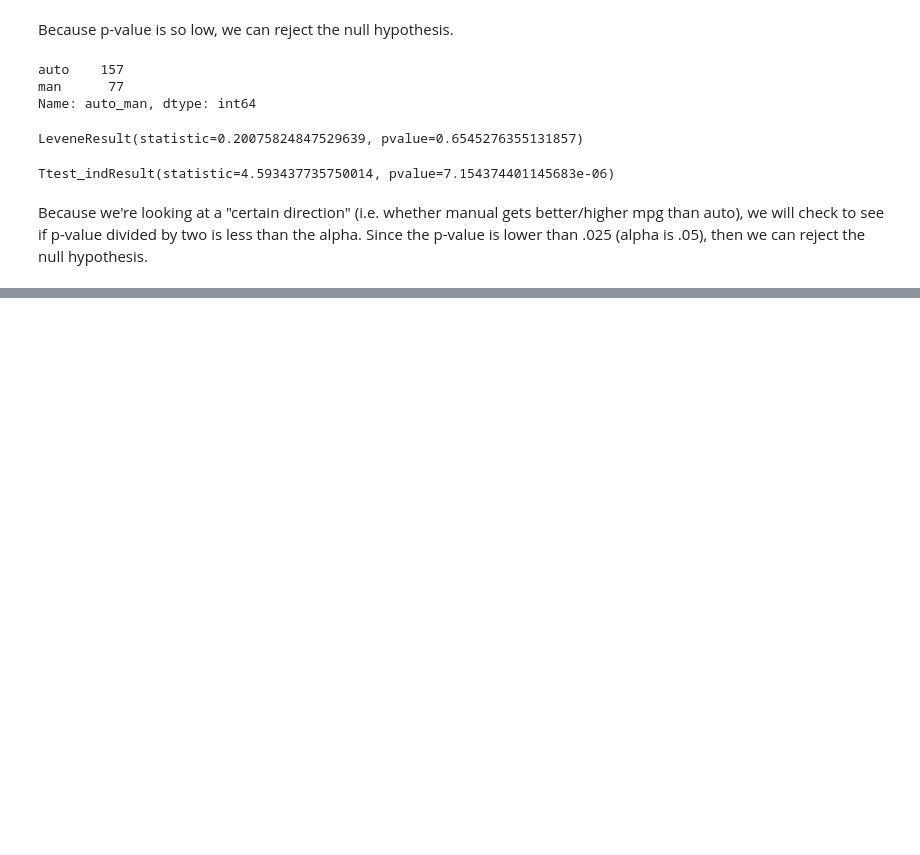
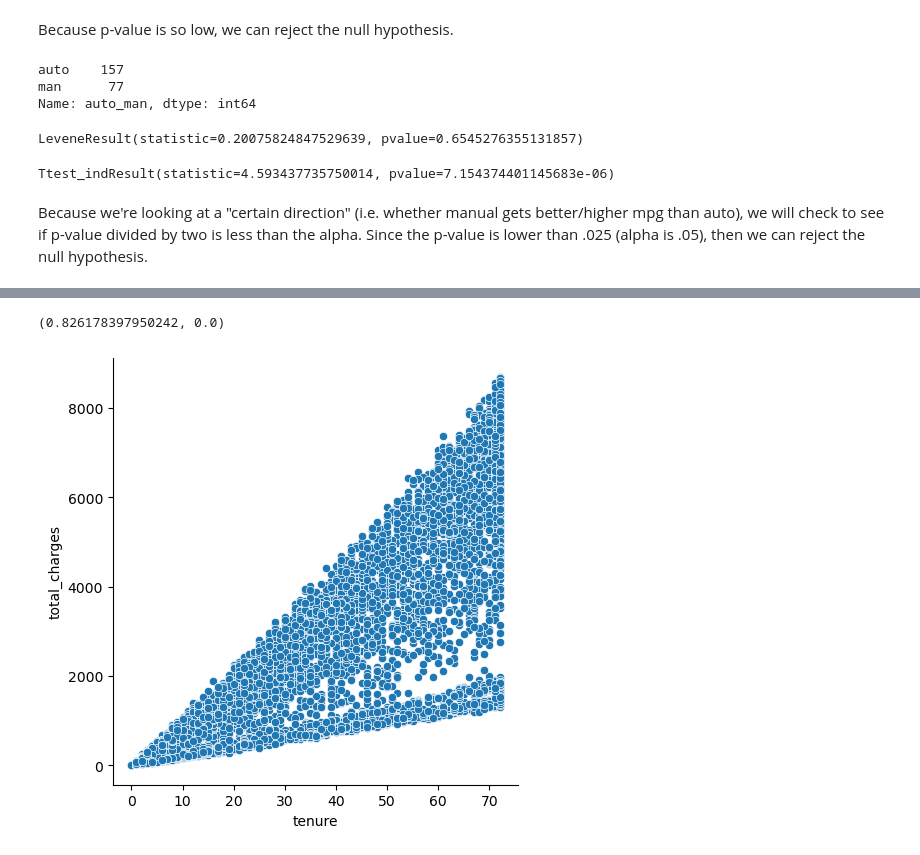
Before and after one commit to wilson-velasco/statistics-exercises, a Jupyter notebook: hypothesis_testing.ipynb, the cells around one changed output, grey strips where cells are left out. Saved outputs shown, nothing was run; the diff lists cells and outputs as text; code cells hidden in the pictures; blank space fills up the shorter version.

```diff
--- a/hypothesis_testing.ipynb
+++ b/hypothesis_testing.ipynb
@@ -206,0 +272,5 @@ Because we're looking at a "certain direction" (i.e. whether manual gets better/
+# %%
+telco.total_charges = telco.total_charges.str.replace(' ', '0')
+
+# Before we can switch object to float, we had to make sure there were numerical values everywhere. In this case,
+# replacing space values with a 0.
@@ -206,0 +292,2 @@ Because we're looking at a "certain direction" (i.e. whether manual gets better/
+# %%
+telco.total_charges = telco.total_charges.astype(float) # Saving float type back to dataframe.
@@ -206,0 +309,13 @@ Because we're looking at a "certain direction" (i.e. whether manual gets better/
+# %%
+# After all that, just need to change the second variable in the Pearson test.
+
+r, p = stats.pearsonr(telco.tenure, telco.total_charges)
+r, p
+# %% [output]
+(0.826178397950242, 0.0)
+# %%
+sns.relplot(data=telco, x='tenure', y='total_charges')
+
+plt.show()
+# %% [output]
+[figure, added]
```
Also changed, not shown: parts of 48 cells of this notebook.
